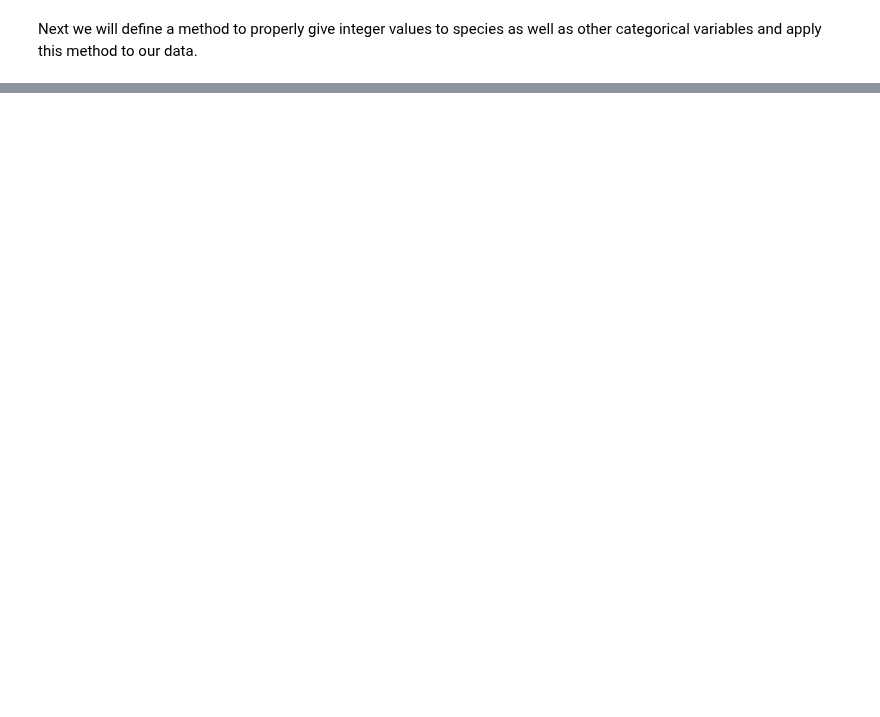
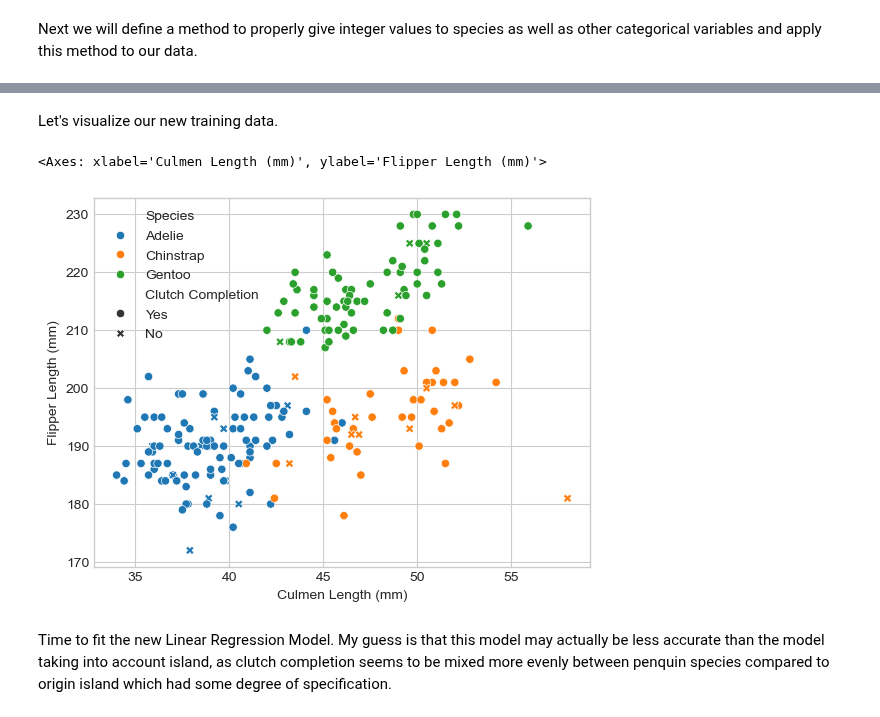
Before and after one commit to Nibsquatch/Nibsquatch.github.io, a Jupyter notebook: posts/example-blog-post/index.ipynb, the cells around one changed output, grey strips where cells are left out. Drawn from its saved outputs; the diff is of its cells as text; code cells hidden in the pictures; blank space fills up the shorter version.

```diff
--- a/posts/example-blog-post/index.ipynb
+++ b/posts/example-blog-post/index.ipynb
@@ -68,17 +70,2 @@ plt.show()
 # %% [markdown]
 Next we will define a method to properly give integer values to species as well as other categorical variables and apply this method to our data.
-# %%
-from sklearn.preprocessing import LabelEncoder
-le = LabelEncoder()
-le.fit(df["Species"])
-
-def prepare_data(df):
-  df = df.drop(["studyName", "Sample Number", "Individual ID", "Date Egg", "Comments", "Region"], axis = 1)
-  df = df[df["Sex"] != "."]
-  df = df.dropna()
-  y = le.transform(df["Species"])
-  df = df.drop(["Species"], axis = 1)
-  df = pd.get_dummies(df)
-  return df, y
-
-x_train, y_train = prepare_data(df)
@@ -84,0 +219,20 @@ x_train, y_train = prepare_data(df)
+# %%
+df2 = df[["Species", "Culmen Length (mm)", "Clutch Completion", "Flipper Length (mm)"]]
+
+# Initialize LabelEncoders for categorical variables
+species_encoder = LabelEncoder()
+clutch_encoder = LabelEncoder()
+
+def prepare_data(df):
+    df = df.dropna()
+
+    # Encode categorical variables
+    df["species_label"] = species_encoder.fit_transform(df["Species"])
+    df["clutch_label"] = clutch_encoder.fit_transform(df["Clutch Completion"])
+
+    # Define target variable
+    y = df["species_label"]
+
+    return df, y
+
+full_train2, y_train2 = prepare_data(df2)
@@ -84,0 +250,12 @@ x_train, y_train = prepare_data(df)
+# %% [markdown]
+Let's visualize our new training data.
+# %%
+df_train2, df_test2 = train_test_split(full_train2, test_size = .2)
+
+# Visualize our Training Data
+sns.scatterplot(data = df_train2, x = "Culmen Length (mm)", y = "Flipper Length (mm)", hue = "Species", style = "Clutch Completion")
+# %% [output]
+<Axes: xlabel='Culmen Length (mm)', ylabel='Flipper Length (mm)'>
+[figure, added]
+# %% [markdown]
+Time to fit the new Linear Regression Model. My guess is that this model may actually be less accurate than the model taking into account island, as clutch completion seems to be mixed more evenly between penquin species compared to origin island which had some degree of specification.
```
Also changed, not shown: parts of 29 cells of this notebook.
